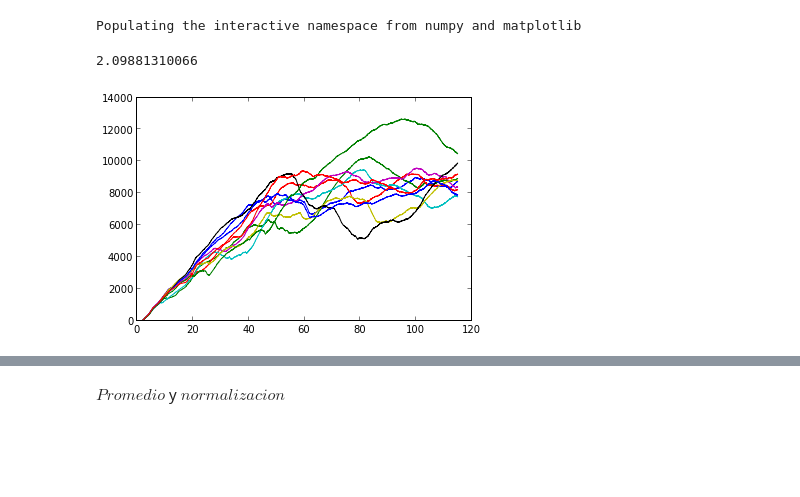
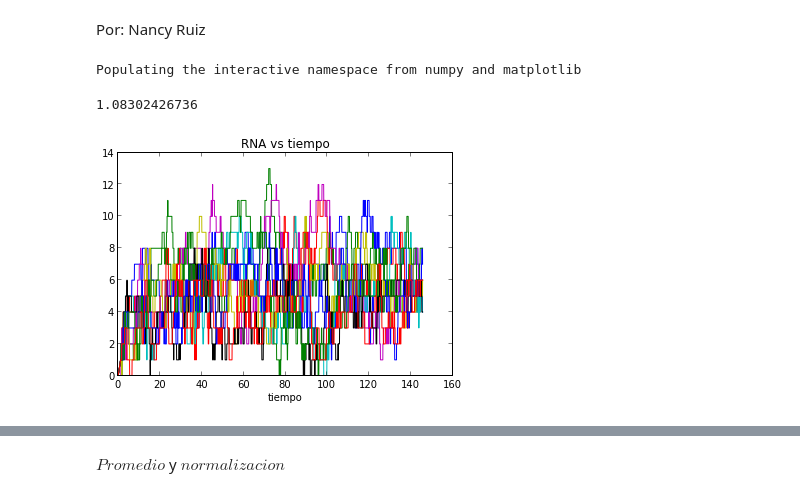
Before and after one commit to nana0220/Biologia-Sintetica, a Jupyter notebook: Simulacion Guillespie.ipynb, the cells around one changed output, grey strips where cells are left out. Saved outputs shown, nothing was run; the diff lists cells and outputs as text; code cells hidden in the pictures; blank space fills up the shorter version.

```diff
--- a/Simulacion Guillespie.ipynb
+++ b/Simulacion Guillespie.ipynb
@@ -1,3 +1,5 @@
+# %% [markdown]
+Por: Nancy Ruiz
 # %%
 %pylab inline
 import time
@@ -17,32 +19,31 @@ Populating the interactive namespace from numpy and matplotlib
 # %%
 for i in range(n-1):
     for j in range(cells):
         a=random.rand(1)[0]
         s=sum([kr,kp*rna[i,j],gr*rna[i,j],gp*prot[i,j]])
         t=(1/s)*log(1/a)
         b=random.rand(1)[0]
         T[i+1]=T[i]+t
         if(b<(kr/s)):
             rna[i+1,j]=rna[i,j]+1
             prot[i+1,j]=prot[i,j]
         elif(b>(kr/s) and b<((kr+kp*rna[i,j])/s)):
             rna[i+1,j]=rna[i,j]
             prot[i+1,j]=prot[i,j]+1
         elif(b>((kr+kp*rna[i,j])/s) and b<((kr+kp*rna[i,j]+gr*rna[i,j])/s)):
             rna[i+1,j]=rna[i,j]-1
             prot[i+1,j]=prot[i,j]
         elif(b>((kr+kp*rna[i,j]+gr*rna[i,j])/s)):
             rna[i+1,j]=rna[i,j]
             prot[i+1,j]=prot[i,j]-1
 
 
-plot(T,prot)
-title('Proteínas vs tiempo')
+plot(T,rna)
+title('RNA vs tiempo')
 xlabel('tiempo')
-ylabel('proteinas')
 final=time.time()
 lenght=final-initial
 print lenght/60
 # %% [output]
-2.09881310066
+1.08302426736
-[figure, old version]
+[figure, new version]
```
Also changed, not shown: parts of 9 cells of this notebook.
